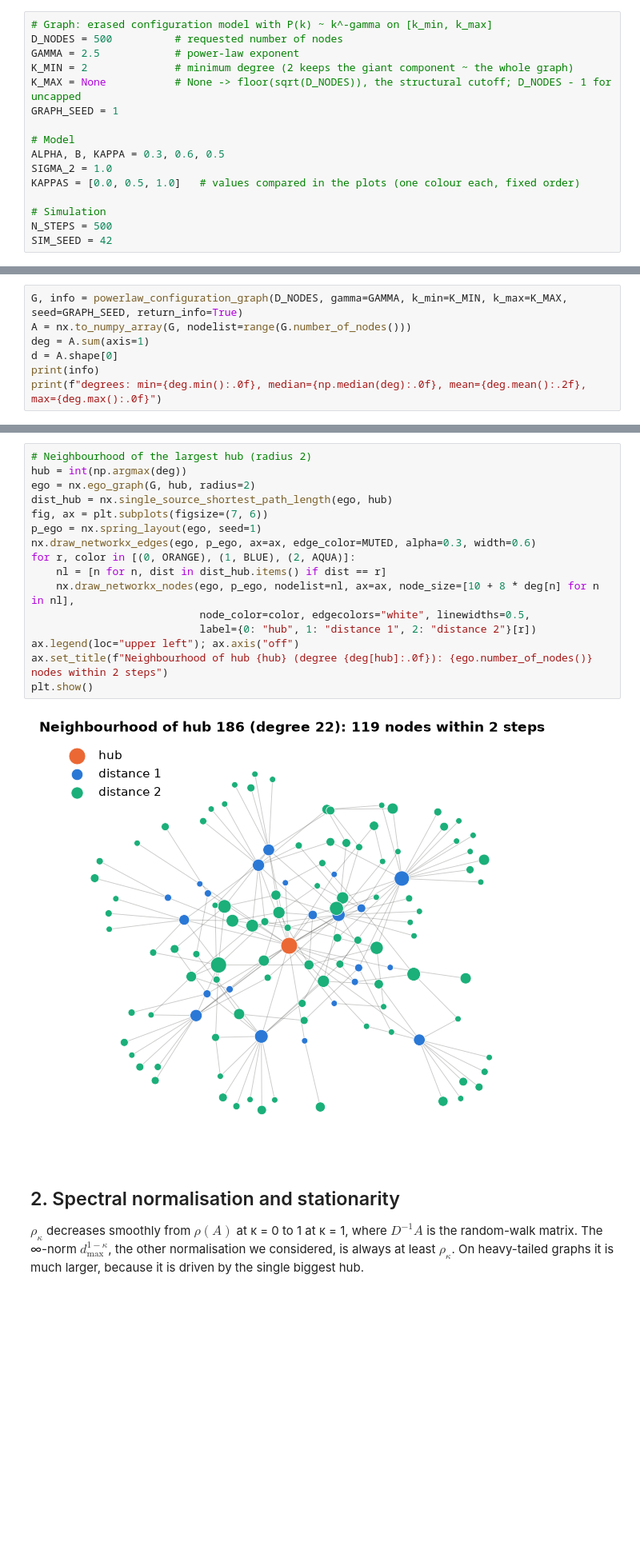
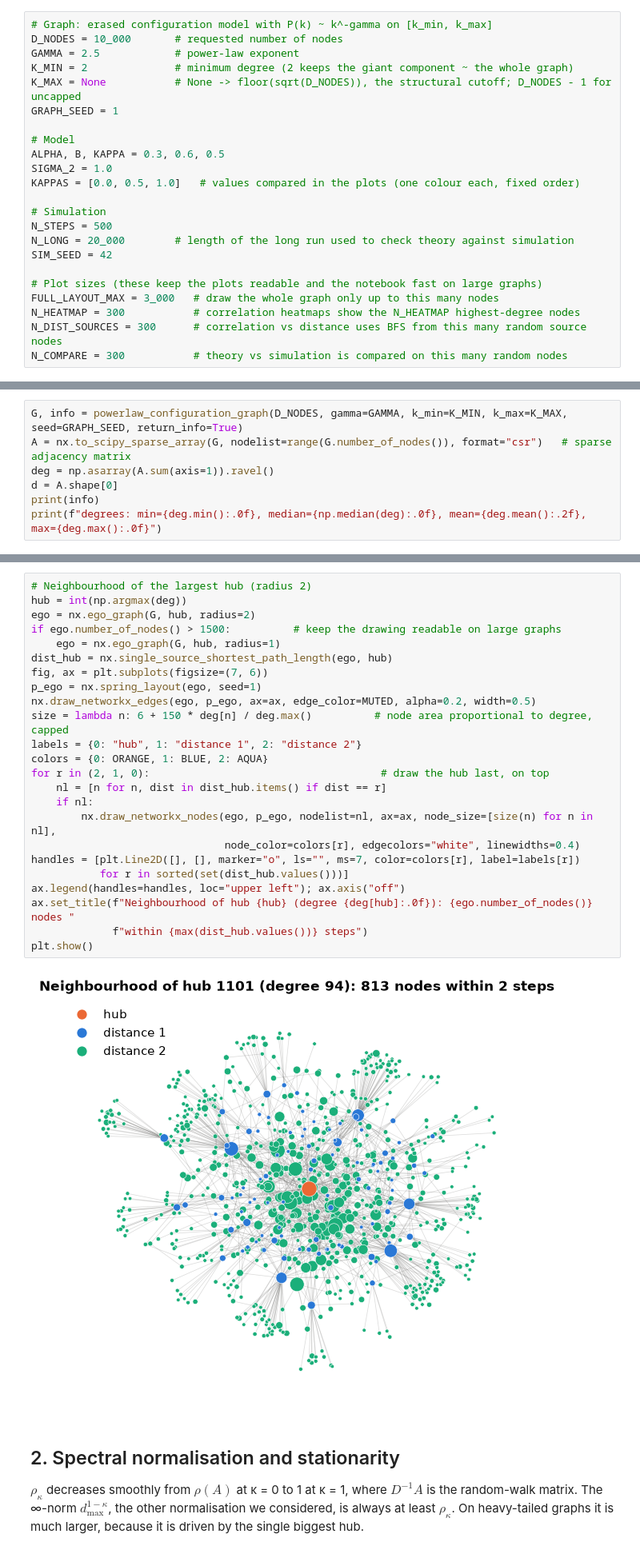
Before and after one commit to LorenzoFerri01/GNAR-Python, a Jupyter notebook: examples/kappa_gnar.ipynb, the cells around one changed output, grey strips where cells are left out. Shown at 80% size. Cells and saved outputs as stored; diff of their text form; blank space fills up the shorter version.

```diff
--- a/examples/kappa_gnar.ipynb
+++ b/examples/kappa_gnar.ipynb
@@ -69,6 +84,6 @@ Everything below depends only on this cell.
 # %%
 # Graph: erased configuration model with P(k) ~ k^-gamma on [k_min, k_max]
-D_NODES = 500          # requested number of nodes
+D_NODES = 10_000       # requested number of nodes
 GAMMA = 2.5            # power-law exponent
 K_MIN = 2              # minimum degree (2 keeps the giant component ~ the whole graph)
 K_MAX = None           # None -> floor(sqrt(D_NODES)), the structural cutoff; D_NODES - 1 for uncapped
@@ -81,7 +96,14 @@ KAPPAS = [0.0, 0.5, 1.0]   # values compared in the plots (one colour each, fixe
 
 # Simulation
 N_STEPS = 500
+N_LONG = 20_000        # length of the long run used to check theory against simulation
 SIM_SEED = 42
+
+# Plot sizes (these keep the plots readable and the notebook fast on large graphs)
+FULL_LAYOUT_MAX = 3_000   # draw the whole graph only up to this many nodes
+N_HEATMAP = 300           # correlation heatmaps show the N_HEATMAP highest-degree nodes
+N_DIST_SOURCES = 300      # correlation vs distance uses BFS from this many random source nodes
+N_COMPARE = 300           # theory vs simulation is compared on this many random nodes
 # %% [markdown]
 ## 1. The graph
 `powerlaw_configuration_graph` runs four steps:
@@ -93,8 +115,8 @@ SIM_SEED = 42
 The `info` dictionary reports how much was removed.
 # %%
 G, info = powerlaw_configuration_graph(D_NODES, gamma=GAMMA, k_min=K_MIN, k_max=K_MAX, seed=GRAPH_SEED, return_info=True)
-A = nx.to_numpy_array(G, nodelist=range(G.number_of_nodes()))
-deg = A.sum(axis=1)
+A = nx.to_scipy_sparse_array(G, nodelist=range(G.number_of_nodes()), format="csr")   # sparse adjacency matrix
+deg = np.asarray(A.sum(axis=1)).ravel()
 d = A.shape[0]
 print(info)
 print(f"degrees: min={deg.min():.0f}, median={np.median(deg):.0f}, mean={deg.mean():.2f}, max={deg.max():.0f}")
@@ -140,21 +164,29 @@ layout: 0.5s
 # %%
 # Neighbourhood of the largest hub (radius 2)
 hub = int(np.argmax(deg))
 ego = nx.ego_graph(G, hub, radius=2)
+if ego.number_of_nodes() > 1500:          # keep the drawing readable on large graphs
+    ego = nx.ego_graph(G, hub, radius=1)
 dist_hub = nx.single_source_shortest_path_length(ego, hub)
 fig, ax = plt.subplots(figsize=(7, 6))
 p_ego = nx.spring_layout(ego, seed=1)
-nx.draw_networkx_edges(ego, p_ego, ax=ax, edge_color=MUTED, alpha=0.3, width=0.6)
-for r, color in [(0, ORANGE), (1, BLUE), (2, AQUA)]:
+nx.draw_networkx_edges(ego, p_ego, ax=ax, edge_color=MUTED, alpha=0.2, width=0.5)
+size = lambda n: 6 + 150 * deg[n] / deg.max()          # node area proportional to degree, capped
+labels = {0: "hub", 1: "distance 1", 2: "distance 2"}
+colors = {0: ORANGE, 1: BLUE, 2: AQUA}
+for r in (2, 1, 0):                                     # draw the hub last, on top
     nl = [n for n, dist in dist_hub.items() if dist == r]
-    nx.draw_networkx_nodes(ego, p_ego, nodelist=nl, ax=ax, node_size=[10 + 8 * deg[n] for n in nl],
-                           node_color=color, edgecolors="white", linewidths=0.5,
-                           label={0: "hub", 1: "distance 1", 2: "distance 2"}[r])
-ax.legend(loc="upper left"); ax.axis("off")
-ax.set_title(f"Neighbourhood of hub {hub} (degree {deg[hub]:.0f}): {ego.number_of_nodes()} nodes within 2 steps")
+    if nl:
+        nx.draw_networkx_nodes(ego, p_ego, nodelist=nl, ax=ax, node_size=[size(n) for n in nl],
+                               node_color=colors[r], edgecolors="white", linewidths=0.4)
+handles = [plt.Line2D([], [], marker="o", ls="", ms=7, color=colors[r], label=labels[r])
+           for r in sorted(set(dist_hub.values()))]
+ax.legend(handles=handles, loc="upper left"); ax.axis("off")
+ax.set_title(f"Neighbourhood of hub {hub} (degree {deg[hub]:.0f}): {ego.number_of_nodes()} nodes "
+             f"within {max(dist_hub.values())} steps")
 plt.show()
 # %% [output]
-[figure, old version]
+[figure, new version]
 # %% [markdown]
 ## 2. Spectral normalisation and stationarity
 $\rho_\kappa$ decreases smoothly from $\rho(A)$ at κ = 0 to 1 at κ = 1, where $D^{-1}A$ is the random-walk matrix. The ∞-norm $d_{\max}^{1-\kappa}$, the other normalisation we considered, is always at least $\rho_\kappa$. On heavy-tailed graphs it is much larger, because it is driven by the single biggest hub.
```
Also changed, not shown: parts of 24 cells of this notebook.
